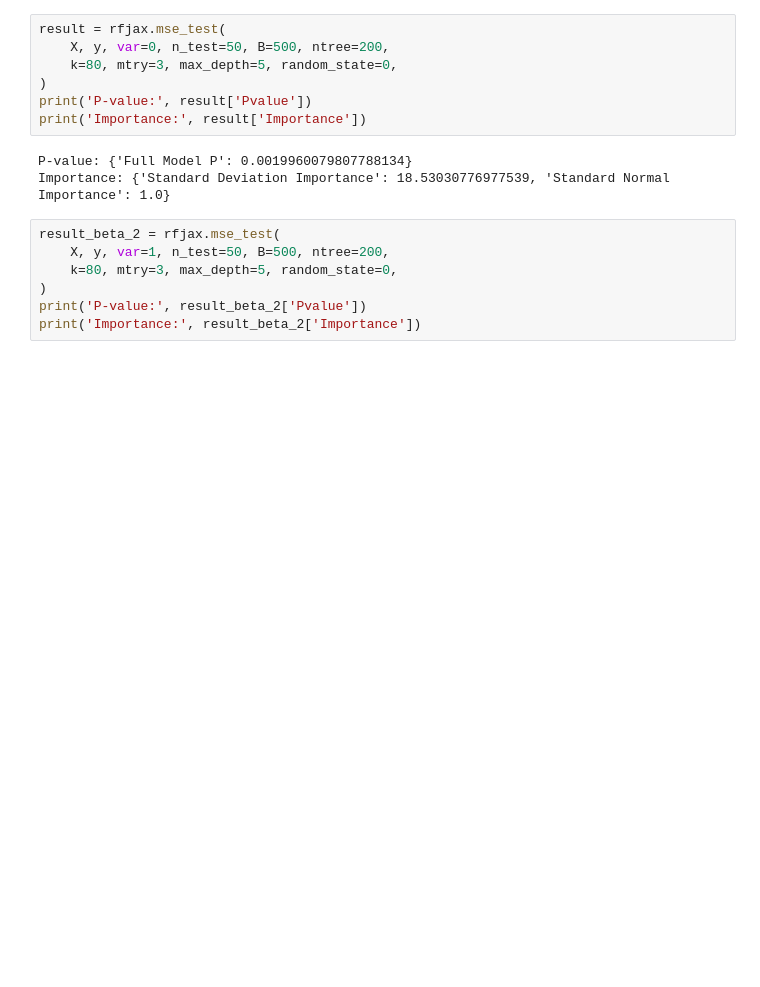
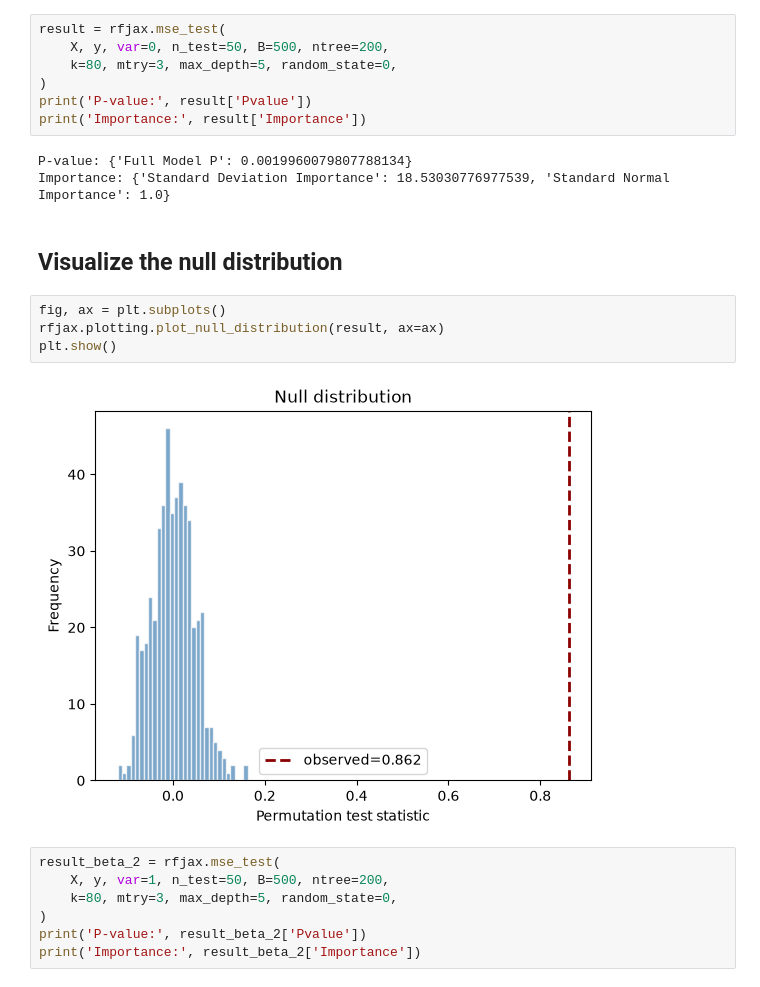
Before and after one commit to tscoleman226/RFtest_jax, a Jupyter notebook: examples/quickstart.ipynb, the cells around one changed output. Cells and saved outputs as stored; diff of their text form; blank space fills up the shorter version.

Commit message:
feat: add optional matplotlib plotting support and visualize quickstart

```diff
--- a/examples/quickstart.ipynb
+++ b/examples/quickstart.ipynb
@@ -28,6 +31,14 @@ print('Importance:', result['Importance'])
 # %% [output]
 P-value: {'Full Model P': 0.0019960079807788134}
 Importance: {'Standard Deviation Importance': 18.53030776977539, 'Standard Normal Importance': 1.0}
+# %% [markdown]
+## Visualize the null distribution
+# %%
+fig, ax = plt.subplots()
+rfjax.plotting.plot_null_distribution(result, ax=ax)
+plt.show()
+# %% [output]
+[figure, added]
 # %%
 result_beta_2 = rfjax.mse_test(
     X, y, var=1, n_test=50, B=500, ntree=200,
```
Also changed, not shown: parts of 8 cells of this notebook, 5 other files.
